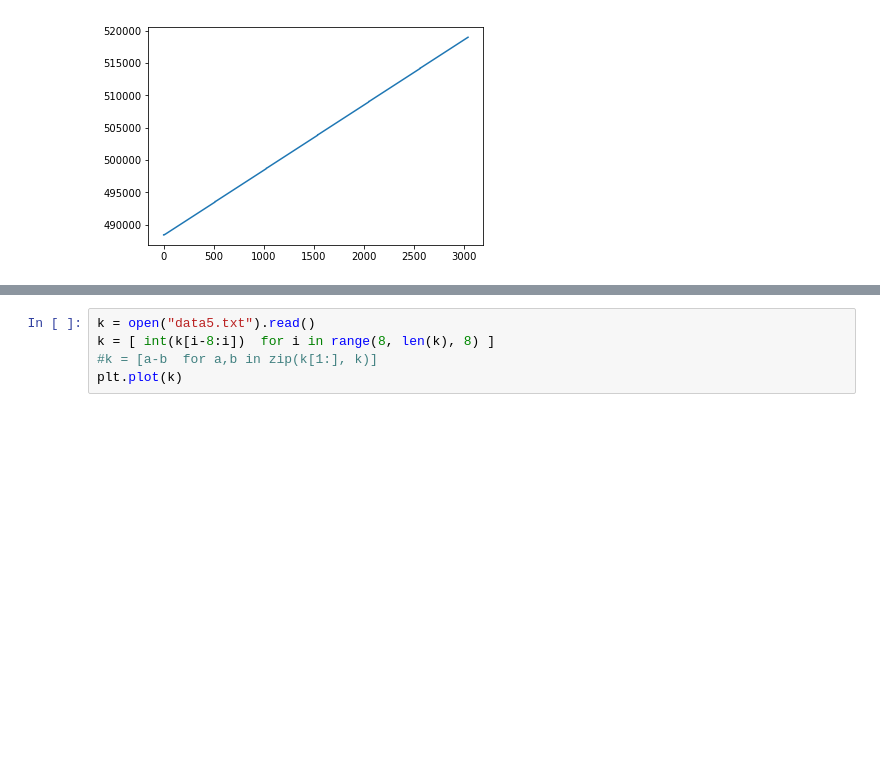
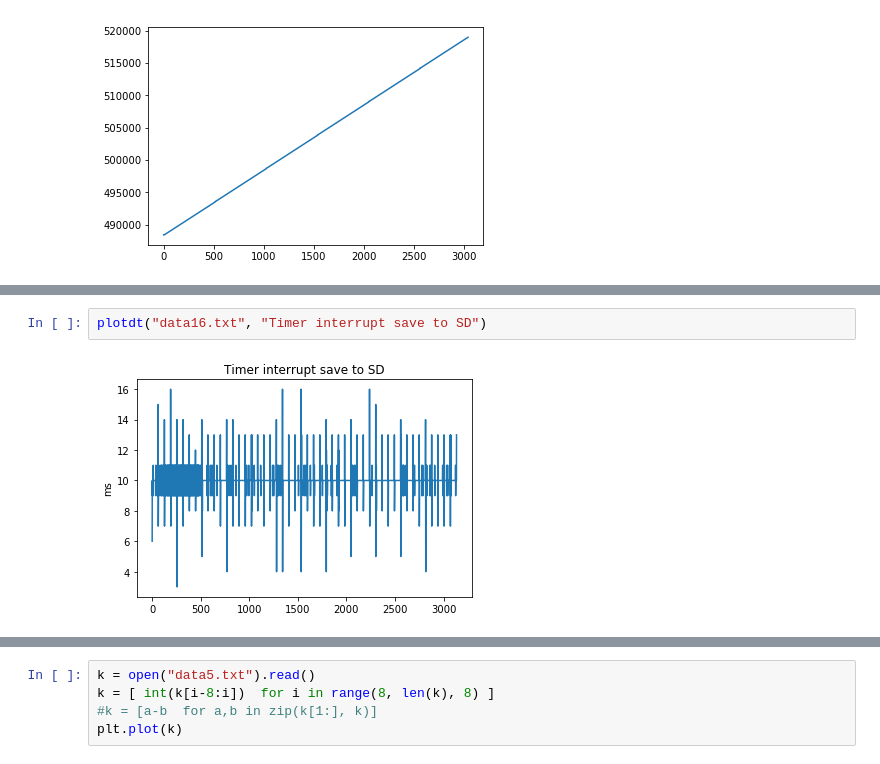
Before and after one commit to goatchurchprime/jupyter_micropython_developer_notebooks, a Jupyter notebook: FileSystemTests/pc_analyse_timings.ipynb, the cells around one changed output, grey strips where cells are left out. Cells and saved outputs as stored; diff of their text form; blank space fills up the shorter version.

```diff
--- a/FileSystemTests/pc_analyse_timings.ipynb
+++ b/FileSystemTests/pc_analyse_timings.ipynb
@@ -30,0 +55,4 @@ plt.plot(k)
+# %%
+plotdt("data16.txt", "Timer interrupt save to SD")
+# %% [output]
+[figure, added]
```
Also changed, not shown: parts of 8 cells of this notebook, 1 other file.
